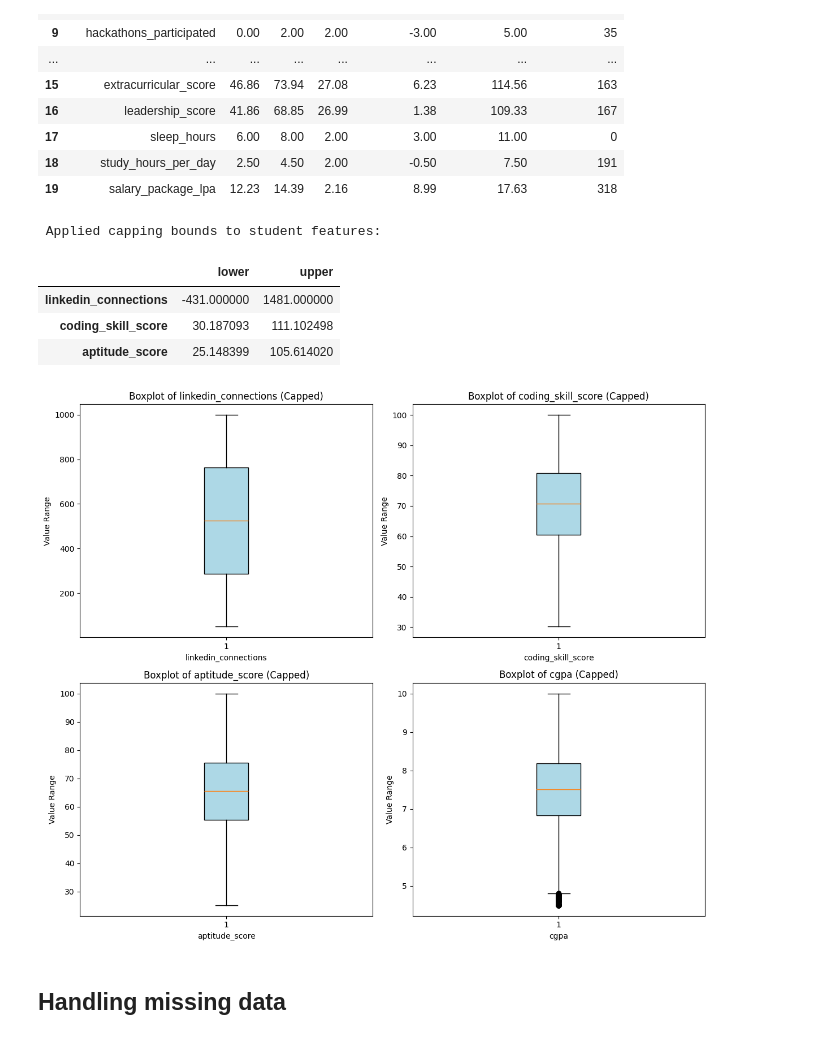
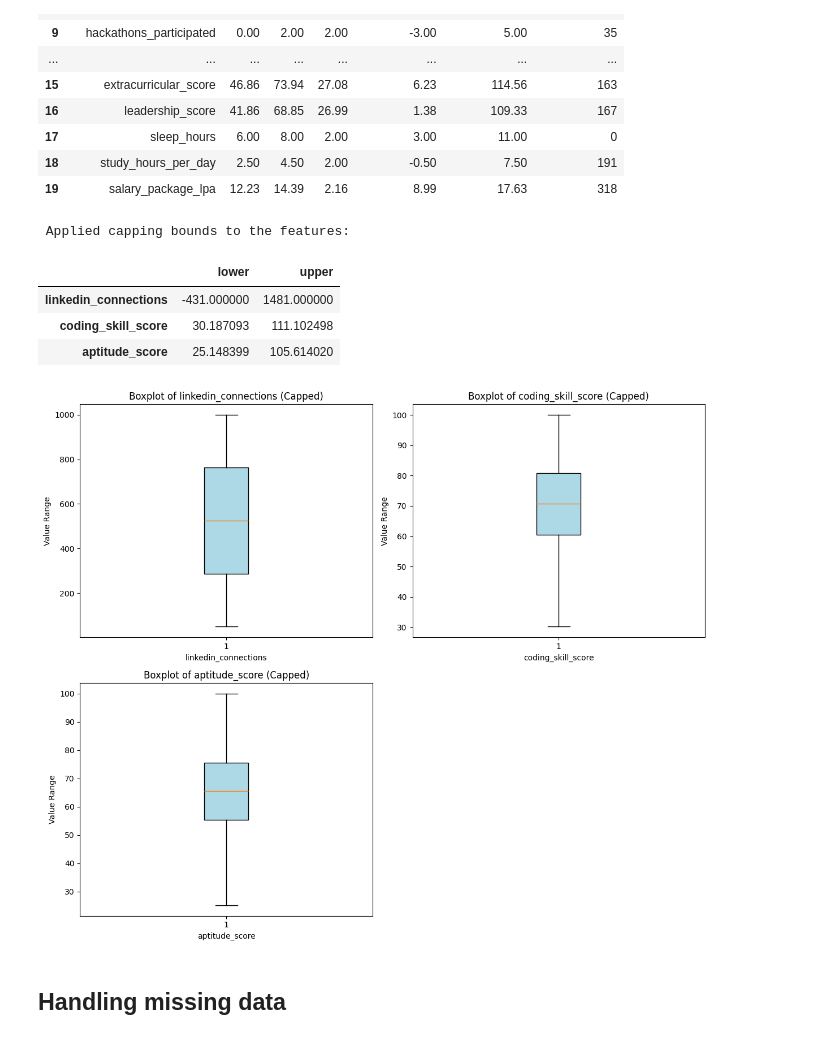
Before and after one commit to JoAz06/Workshop2Project, a Jupyter notebook: regression.ipynb, the cells around one changed output. Drawn from its saved outputs; the diff is of its cells as text; code cells hidden in the pictures.

```diff
--- a/regression.ipynb
+++ b/regression.ipynb
@@ -273,17 +260,12 @@ Multiple high-end outliers represent elite salary packages, which we addressed u
 # %%
-# We use a 2x2 grid since you have 4 categories
 plt.figure(figsize=(15, 10))
 
 for i, col in enumerate(categorical_cols):
-    if col in df.columns:
-        plt.subplot(2, 2, i + 1)
-        # Using value_counts() to see the number of students per group
-        df[col].value_counts().plot(kind='bar', color='skyblue', edgecolor='black')
-
-        plt.title(f'Distribution of {col}')
-        plt.xlabel(col)
-        plt.ylabel('Count of Students')
-        plt.xticks(rotation=45) # Rotates labels so they don't overlap
+    plt.subplot(2, 2, i + 1)
+    df[col].value_counts().plot(kind='bar', color='skyblue', edgecolor='black')
+    plt.title(f'Distribution of {col}')
+    plt.xlabel(col)
+    plt.ylabel('Count of Students')
 
 plt.tight_layout()
 plt.show()
@@ -566,61 +498,47 @@ display(iqr_outlier_summary(df, existing_numerical_cols))
 | 18 | study_hours_per_day | 2.50 | 4.50 | 2.00 | -0.50 | 7.50 | 191 |
 | 19 | salary_package_lpa | 12.23 | 14.39 | 2.16 | 8.99 | 17.63 | 318 |
 # %%
-# Change df_cleaned to df (or df_imputed if you did that step)
 df_capped = df.copy()
 
-# Select the features you want to stabilize
 cap_cols = ["linkedin_connections", "coding_skill_score", "aptitude_score"]
 
 cap_bounds = {}
 for col in cap_cols:
-    if col in df_capped.columns:
-        q1 = df_capped[col].quantile(0.25)
-        q3 = df_capped[col].quantile(0.75)
-        iqr = q3 - q1
-        lower = q1 - 1.5 * iqr
-        upper = q3 + 1.5 * iqr
+    q1 = df_capped[col].quantile(0.25)
+    q3 = df_capped[col].quantile(0.75)
+    iqr = q3 - q1
+    lower = q1 - 1.5 * iqr
+    upper = q3 + 1.5 * iqr
+    cap_bounds[col] = (lower, upper)
+    df_capped[col] = df_capped[col].clip(lower=lower, upper=upper)
 
-        cap_bounds[col] = (lower, upper)
-
-        # Applying the cap (clip)
-        df_capped[col] = df_capped[col].clip(lower=lower, upper=upper)
-
-print(" Applied capping bounds to student features:")
+print(" Applied capping bounds to the features:")
 display(pd.DataFrame(cap_bounds, index=["lower", "upper"]).T)
-#display(iqr_outlier_summary(df_capped, existing_numerical_cols))
 # %% [output]
- Applied capping bounds to student features:
+ Applied capping bounds to the features:
 |  | lower | upper |
 | linkedin_connections | -431.000000 | 1481.000000 |
 | coding_skill_score | 30.187093 | 111.102498 |
 | aptitude_score | 25.148399 | 105.614020 |
 # %%
 # Visualizations (Box Plots) after capping
-# This proves that our "Conservative Strategy" worked!
-
 plt.figure(figsize=(12, 10))
 
-# We select the features we capped to see the transformation
-# You can add more columns to the list if needed
-features_to_check = ["linkedin_connections", "coding_skill_score", "aptitude_score", "cgpa"]
-
-for i, col in enumerate(features_to_check):
-    if col in df_capped.columns:
-        plt.subplot(2, 2, i + 1) # Creates a 2x2 grid
-        plt.boxplot(df_capped[col].dropna(), vert=True, patch_artist=True,
-                    boxprops=dict(facecolor='lightblue', color='black'),
-                    capprops=dict(color='black'),
-                    whiskerprops=dict(color='black'),
-                    flierprops=dict(markeredgecolor='black', marker='o'))
-        plt.title(f'Boxplot of {col} (Capped)')
-        plt.ylabel('Value Range')
-        plt.xlabel(col)
+for i, col in enumerate(cap_cols):
+    plt.subplot(2, 2, i + 1)
+    plt.boxplot(df_capped[col].dropna(), vert=True, patch_artist=True,
+                boxprops=dict(facecolor='lightblue', color='black'),
+                capprops=dict(color='black'),
+                whiskerprops=dict(color='black'),
+                flierprops=dict(markeredgecolor='black', marker='o'))
+    plt.title(f'Boxplot of {col} (Capped)')
+    plt.ylabel('Value Range')
+    plt.xlabel(col)
 
 plt.tight_layout()
 plt.show()
 # %% [output]
-[figure, old version]
+[figure, new version]
 # %% [markdown]
 ## Handling missing data
 # %%
```
Also changed, not shown: parts of 22 cells of this notebook, 1 other file.
